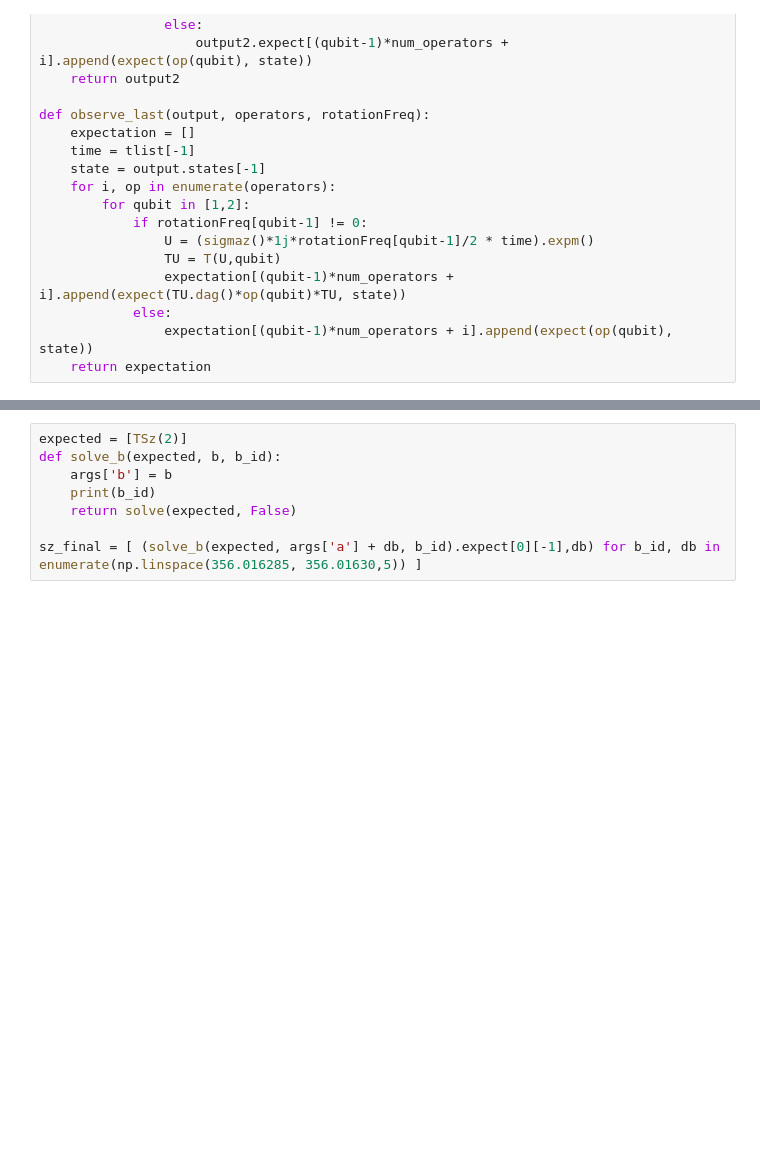
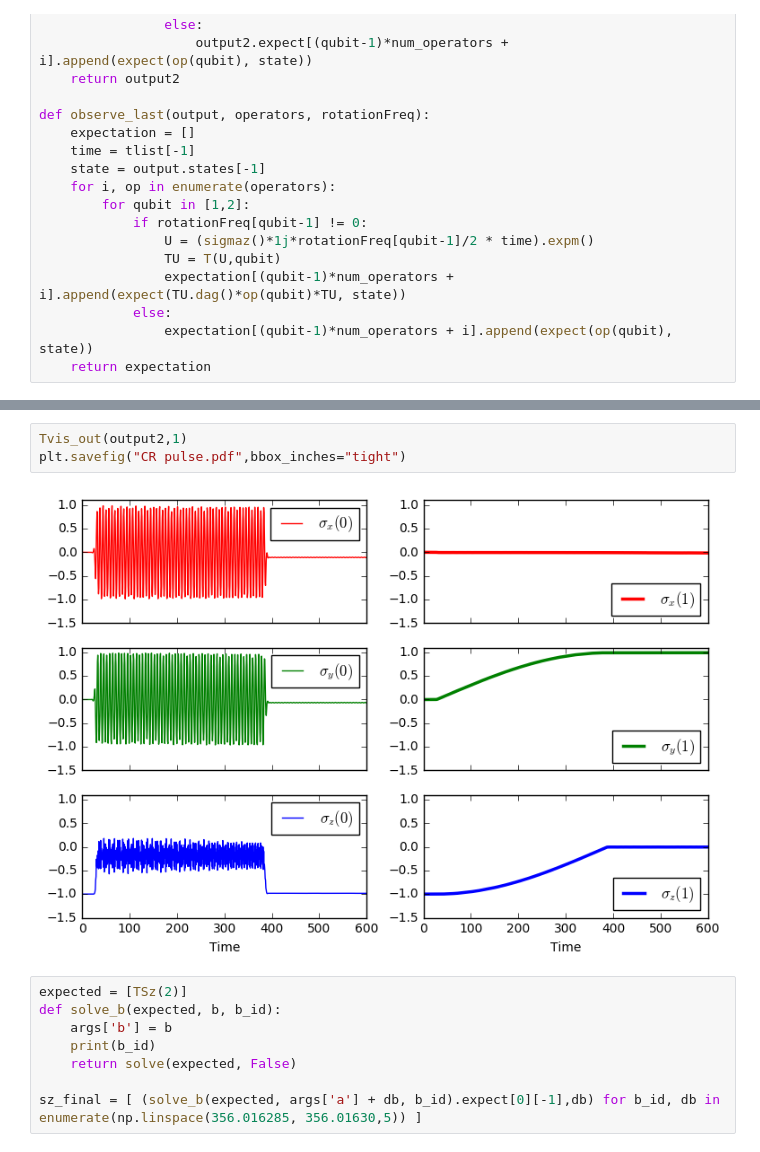
Before and after one commit to safoex/qubitlab, a Jupyter notebook: python/qutip/2qubit (2d).ipynb, the cells around one changed output, grey strips where cells are left out. Drawn from its saved outputs; the diff is of its cells as text; blank space fills up the shorter version.

```diff
--- a/python/qutip/2qubit (2d).ipynb
+++ b/python/qutip/2qubit (2d).ipynb
@@ -196,3 +221,8 @@ Tvis_out(output2,10)
+# %%
+Tvis_out(output2,1)
+plt.savefig("CR pulse.pdf",bbox_inches="tight")
+# %% [output]
+[figure, added]
 # %%
 expected = [TSz(2)]
 def solve_b(expected, b, b_id):
```
Also changed, not shown: parts of 11 cells of this notebook, 49 other files.
